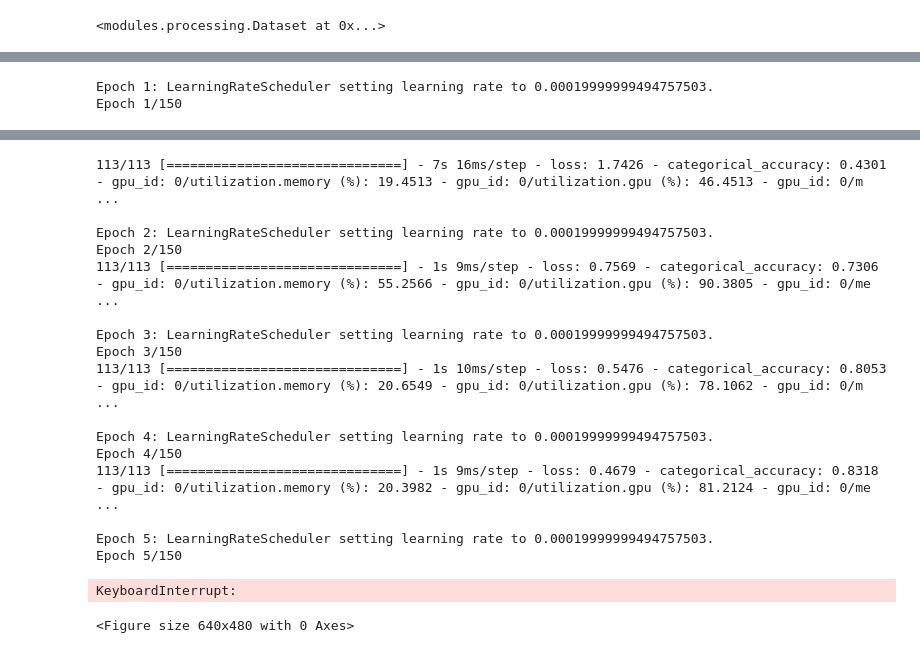
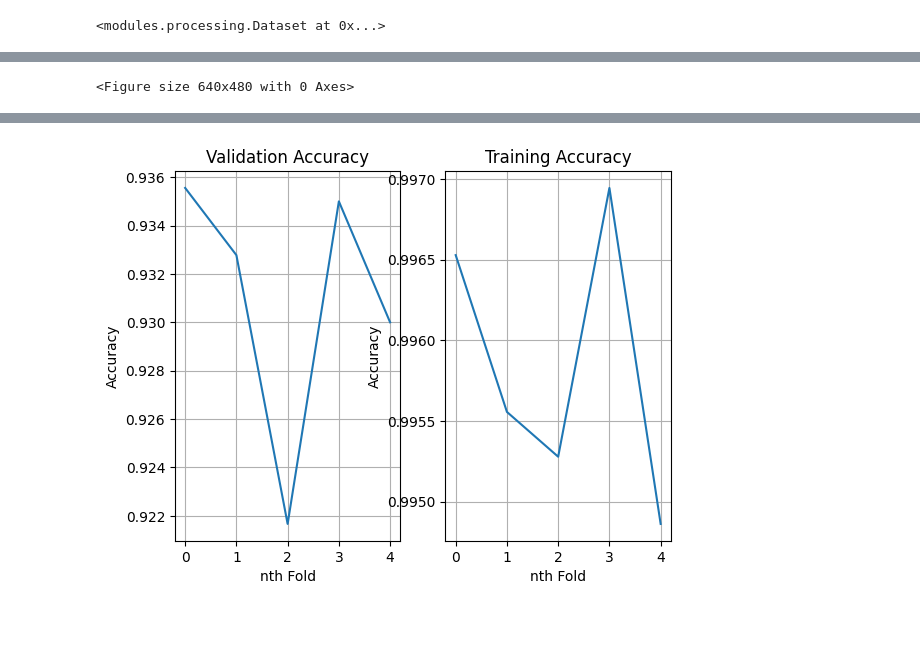
Before and after one commit to fusedbloxxer/ub-g11-pml, a Jupyter notebook: projects/smart/src/main.ipynb, the cells around one changed output, grey strips where cells are left out. Cells and saved outputs as stored; diff of their text form; code cells hidden in the pictures; blank space fills up the shorter version.

```diff
--- a/projects/smart/src/main.ipynb
+++ b/projects/smart/src/main.ipynb
@@ -163,11 +163,26 @@ model_cnn_factory = lambda: models.TCNNModel({
   'n_batch': 64,
 }, ROOT_PATH)
 
-model_factory = model_cnn_factory
+model_svm_factory = lambda: models.SVMModel({
+  'C': 3,
+  'gamma': 0.0041,
+  'kernel': 'rbf',
+}, verbose=False)
+
+model_knn_factory = lambda: models.KNNModel({
+  'n_neighbors': 6,
+  'p': 2,
+})
+
+# Setup current model to be used
+model_factory = model_svm_factory
 
 # Train and validate using crossvalidation technique
 trn_accy, val_accy = [], []
 for i, (fold_train, fold_valid) in enumerate(KFold(shuffle=True, n_splits=tparams['n_folds']).split(dataset.train_data, dataset.train_labels)):
+  # Indicate current iteration
+  print(f"{tparams['n_folds']}-Fold: {i + 1}")
+
   # Create new model with random weights
   model = model_factory()
 
@@ -223,2 +244 @@ To enable them in other operations, rebuild TensorFlow with the appropriate comp
-Epoch 1: LearningRateScheduler setting learning rate to 0.00019999999494757503.
-Epoch 1/150
+<Figure size 640x480 with 0 Axes>
@@ -240,21 +247,4 @@ This message will be only logged once.
-113/113 [==============================] - 7s 16ms/step - loss: 1.7426 - categorical_accuracy: 0.4301 - gpu_id: 0/utilization.memory (%): 19.4513 - gpu_id: 0/utilization.gpu (%): 46.4513 - gpu_id: 0/m ...
-
-Epoch 2: LearningRateScheduler setting learning rate to 0.00019999999494757503.
-Epoch 2/150
-113/113 [==============================] - 1s 9ms/step - loss: 0.7569 - categorical_accuracy: 0.7306 - gpu_id: 0/utilization.memory (%): 55.2566 - gpu_id: 0/utilization.gpu (%): 90.3805 - gpu_id: 0/me ...
-
-Epoch 3: LearningRateScheduler setting learning rate to 0.00019999999494757503.
-Epoch 3/150
-113/113 [==============================] - 1s 10ms/step - loss: 0.5476 - categorical_accuracy: 0.8053 - gpu_id: 0/utilization.memory (%): 20.6549 - gpu_id: 0/utilization.gpu (%): 78.1062 - gpu_id: 0/m ...
-
-Epoch 4: LearningRateScheduler setting learning rate to 0.00019999999494757503.
-Epoch 4/150
-113/113 [==============================] - 1s 9ms/step - loss: 0.4679 - categorical_accuracy: 0.8318 - gpu_id: 0/utilization.memory (%): 20.3982 - gpu_id: 0/utilization.gpu (%): 81.2124 - gpu_id: 0/me ...
-
-Epoch 5: LearningRateScheduler setting learning rate to 0.00019999999494757503.
-Epoch 5/150
-KeyboardInterrupt:
-<Figure size 640x480 with 0 Axes>
+[figure, added]
 # %%
 from sklearn.metrics import ConfusionMatrixDisplay, confusion_matrix
 
```
Also changed, not shown: parts of 5 cells of this notebook, 1 other file.
